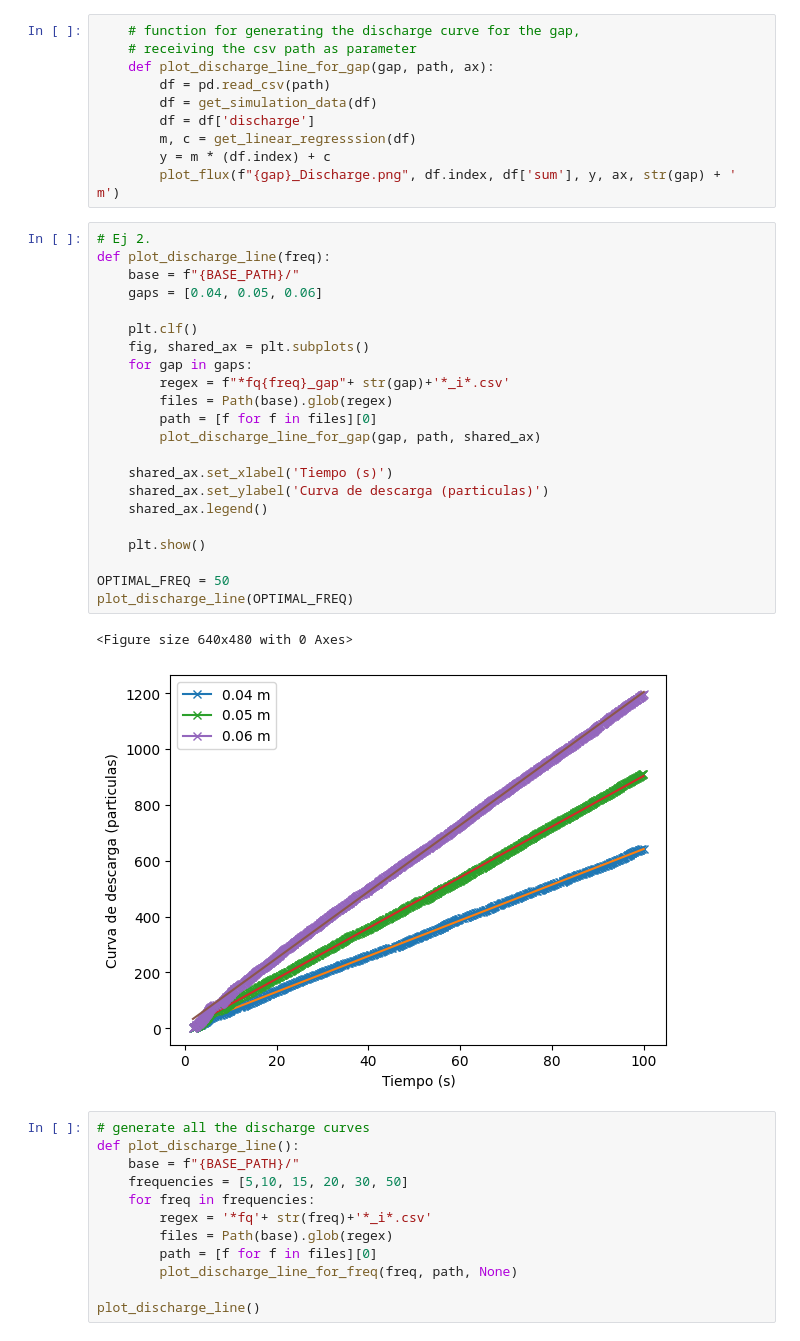
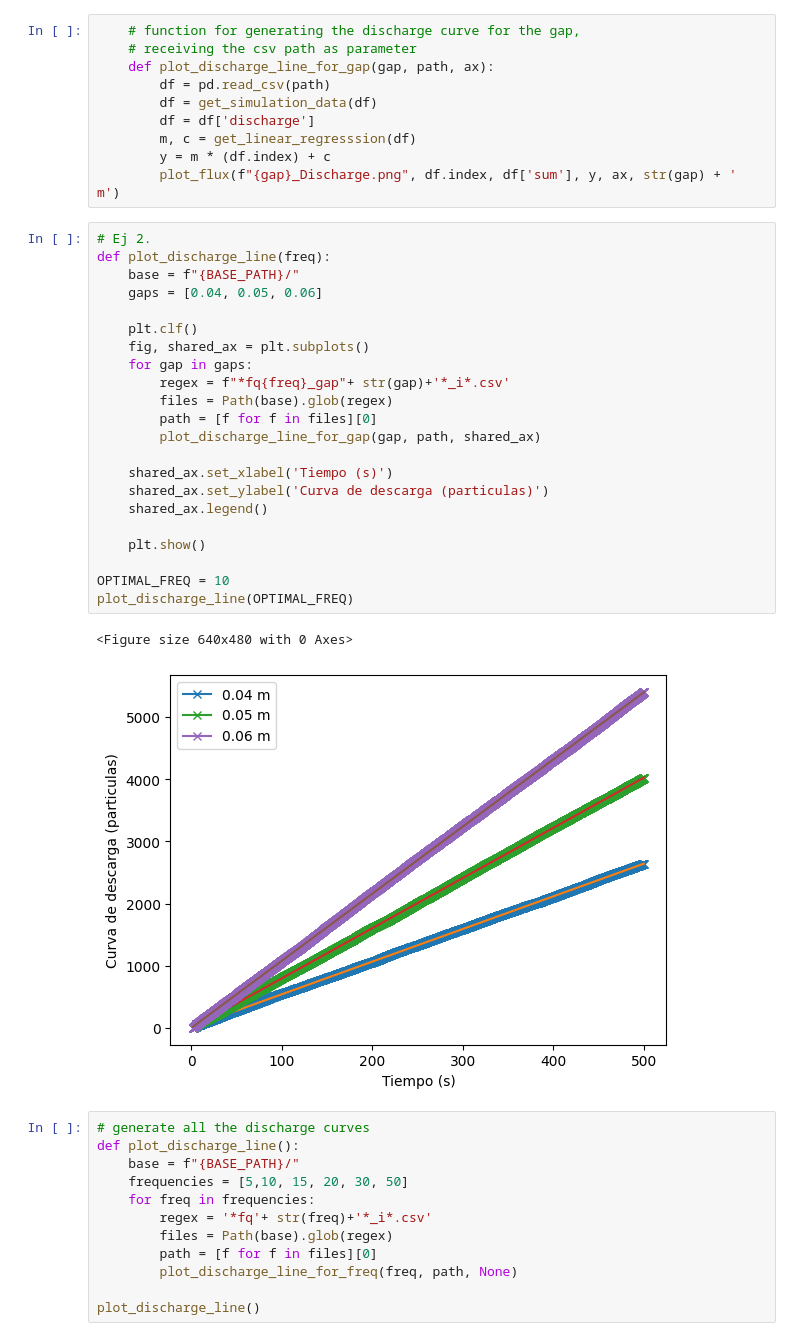
Before and after one commit to shadad00/Simulacion-de-sistemas, a Jupyter notebook: notebooks/TP5.ipynb, the cells around one changed output. Cells and saved outputs as stored; diff of their text form.

```diff
--- a/notebooks/TP5.ipynb
+++ b/notebooks/TP5.ipynb
@@ -116,28 +117,28 @@ plot_caudal_by_frequency()
 # %%
 # Ej 2.
 def plot_discharge_line(freq):
     base = f"{BASE_PATH}/"
     gaps = [0.04, 0.05, 0.06]
 
     plt.clf()
     fig, shared_ax = plt.subplots()
     for gap in gaps:
         regex = f"*fq{freq}_gap"+ str(gap)+'*_i*.csv'
         files = Path(base).glob(regex)
         path = [f for f in files][0]
         plot_discharge_line_for_gap(gap, path, shared_ax)
 
     shared_ax.set_xlabel('Tiempo (s)')
     shared_ax.set_ylabel('Curva de descarga (particulas)')
     shared_ax.legend()
 
     plt.show()
 
-OPTIMAL_FREQ = 50
+OPTIMAL_FREQ = 10
 plot_discharge_line(OPTIMAL_FREQ)
 # %% [output]
 <Figure size 640x480 with 0 Axes>
-[figure, old version]
+[figure, new version]
 # %%
 # generate all the discharge curves
 def plot_discharge_line():
```
Also changed, not shown: parts of 12 cells of this notebook, 9 other files.
